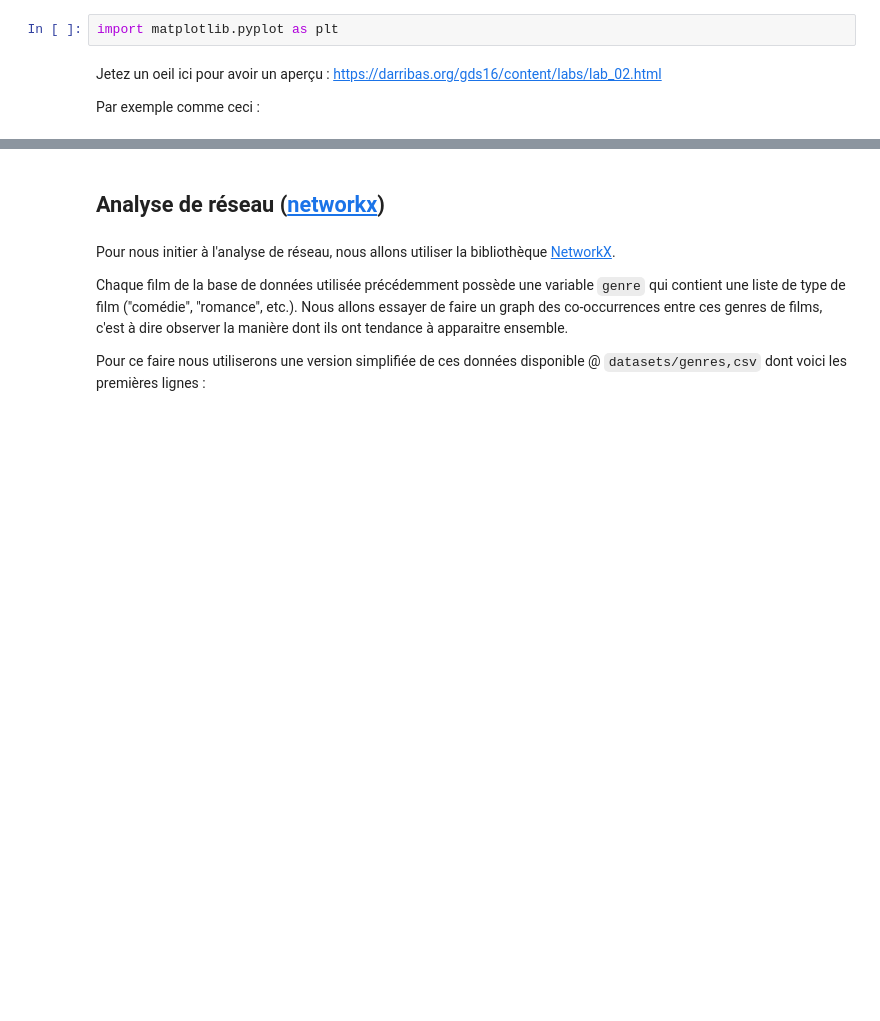
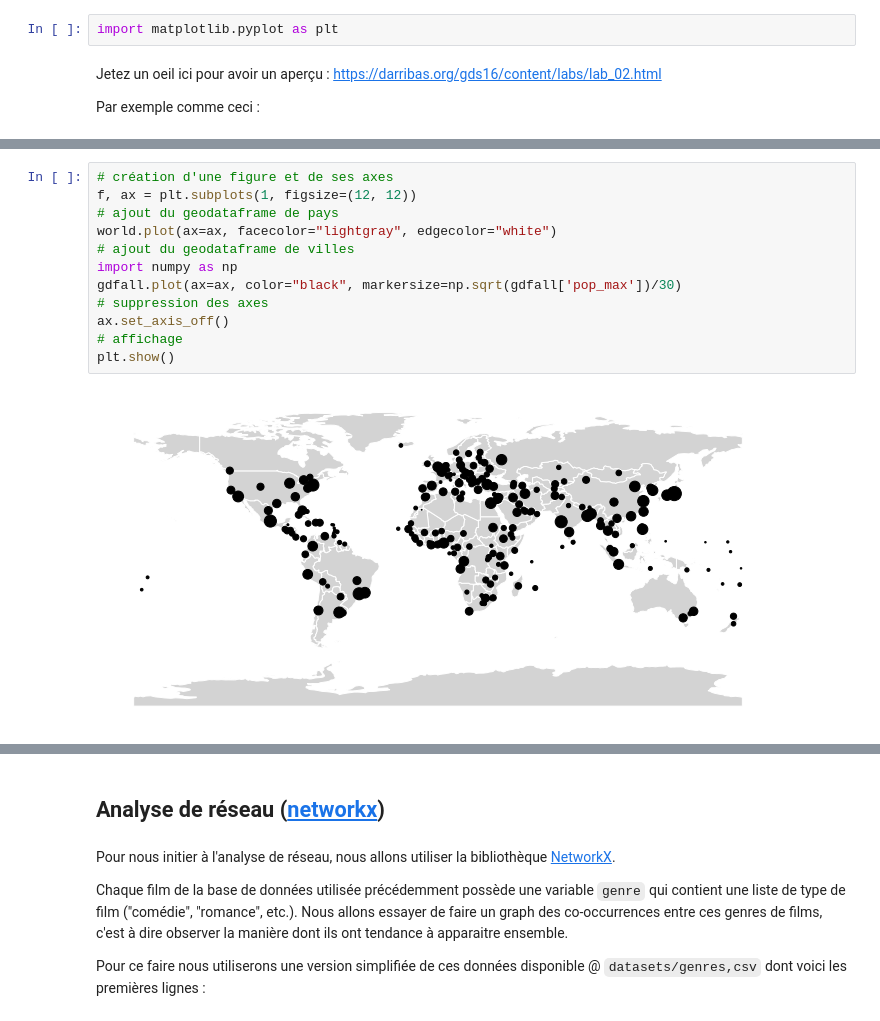
Before and after one commit to mazieres/explo-shs-python, a Jupyter notebook: materiel/introduction_analyse_de_donnees_avec_python.ipynb, the cells around one changed output, grey strips where cells are left out. Saved outputs shown, nothing was run; the diff lists cells and outputs as text; blank space fills up the shorter version.

```diff
--- a/materiel/introduction_analyse_de_donnees_avec_python.ipynb
+++ b/materiel/introduction_analyse_de_donnees_avec_python.ipynb
@@ -359,0 +431,14 @@ plt.show()
+# %%
+# création d'une figure et de ses axes
+f, ax = plt.subplots(1, figsize=(12, 12))
+# ajout du geodataframe de pays
+world.plot(ax=ax, facecolor="lightgray", edgecolor="white")
+# ajout du geodataframe de villes
+import numpy as np
+gdfall.plot(ax=ax, color="black", markersize=np.sqrt(gdfall['pop_max'])/30)
+# suppression des axes
+ax.set_axis_off()
+# affichage
+plt.show()
+# %% [output]
+[figure, added]
```
Also changed, not shown: parts of 24 cells of this notebook.
